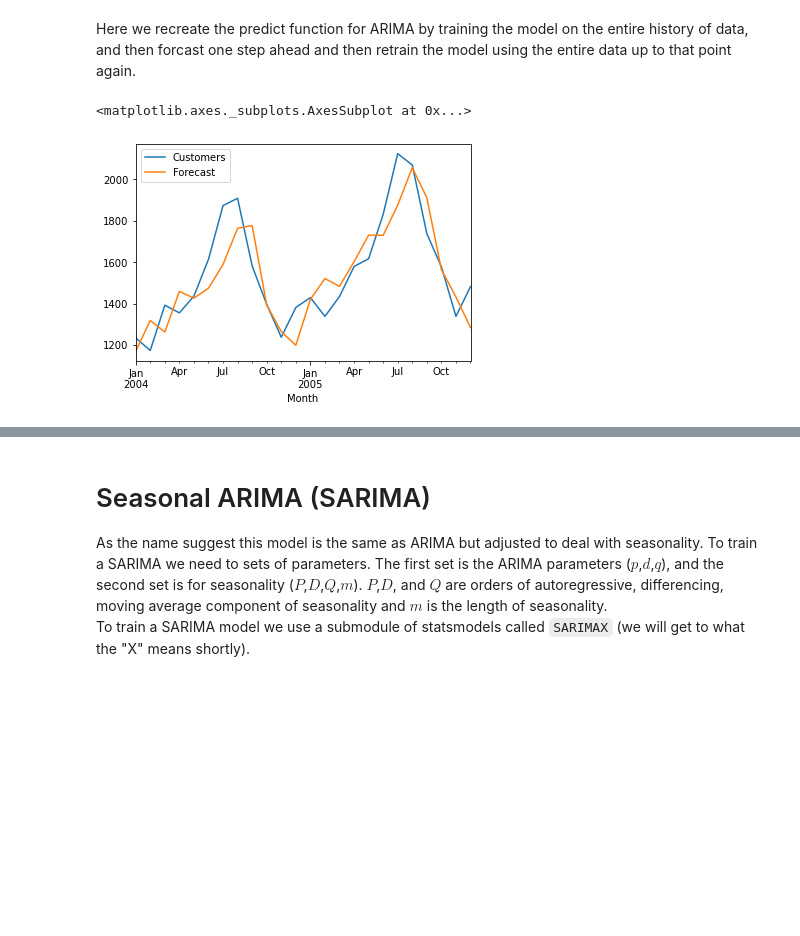
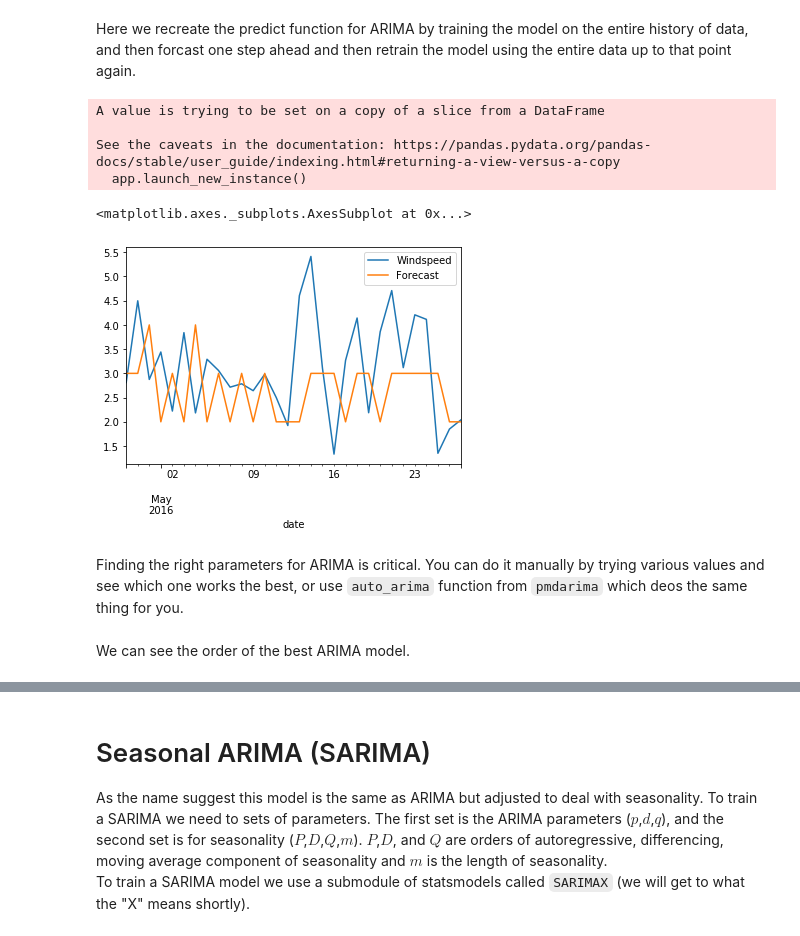
Before and after one commit to 3springs/deep_ml_curriculum, a Jupyter notebook: notebooks/07 Time Series Forcasting/TSF.ipynb, the cells around one changed output, grey strips where cells are left out. Drawn from its saved outputs; the diff is of its cells as text; code cells hidden in the pictures; blank space fills up the shorter version.

```diff
--- a/notebooks/07 Time Series Forcasting/TSF.ipynb
+++ b/notebooks/07 Time Series Forcasting/TSF.ipynb
@@ -243,0 +261,3 @@ df_valid = stat.iloc[-24:]
+# %%
+df = df.resample('D').mean()
+df.plot()
@@ -244,3 +279,7 @@ df_valid = stat.iloc[-24:]
+# %%
+
+df_train = df.iloc[:-30]
+df_valid = df.iloc[-30:]
 # %% [markdown]
 Then we create an instance of AR model using the training data.
 # %%
@@ -317,10 +356,9 @@ When $d = 0$, ARIMA will turn into ARMA model. Statsmodels has an implementation
 # %%
 from statsmodels.tsa.arima_model import ARIMA
 # %%
-stat = df.diff(1).dropna()
-stat = df
-df_train = stat.iloc[:-24]
-df_valid = stat.iloc[-24:]
+
+df_train = df.iloc[:-30]
+df_valid = df.iloc[-30:]
 p=1
 d=0
 q=1
@@ -338,11 +376,8 @@ mae(df_valid,forecast)
 # %%
-stat = df.diff(1).dropna()
-stat = df
-df_train = stat.iloc[:-24]
-df_valid = stat.iloc[-24:]
+
 p=4
 d=0
-q=2
+q=1
 model = ARIMA(df_train,(p,d,q))
 model = model.fit()
 start = len(df_train)
@@ -381,27 +422,33 @@ Here we recreate the predict function for ARIMA by training the model on the ent
 # %%
 from tqdm import tqdm
 # %%
-p = 2
+p = 3
 d = 1
 q = 2
 
 
-df_train = df.iloc[:-24]
-df_valid = df.iloc[-24:]
+df_train = df.iloc[:-30]
+df_valid = df.iloc[-30:]
 df_valid=df_valid.assign(Forecast=0)
-history = [x for x in df_train['Customers']]
+history = [x for x in df_train['Windspeed']]
 
 for t in tqdm(range(len(df_valid))):
     model = ARIMA(history, order=(p,d,q))
     trained_model = model.fit(disp=0)
     output = trained_model.forecast()
     pred = output[0]
     df_valid['Forecast'][t] = pred
     history.append(df_valid.values[t,0])
 df_valid.plot()
 # %% [output]
-<matplotlib.axes._subplots.AxesSubplot at 0x...>
+A value is trying to be set on a copy of a slice from a DataFrame
+
+See the caveats in the documentation: https://pandas.pydata.org/pandas-docs/stable/user_guide/indexing.html#returning-a-view-versus-a-copy
+  app.launch_new_instance()
+<matplotlib.axes._subplots.AxesSubplot at 0x...>
-[figure, old version]
+[figure, new version]
+# %% [markdown]
+Finding the right parameters for ARIMA is critical. You can do it manually by trying various values and see which one works the best, or use `auto_arima` function from `pmdarima` which deos the same thing for you.
 # %%
 from pmdarima import auto_arima
 # %%
@@ -409 +456,3 @@ res = auto_arima(df,error_action='ignore')
+# %% [markdown]
+We can see the order of the best ARIMA model.
 # %%
```
Also changed, not shown: parts of 113 cells of this notebook.
